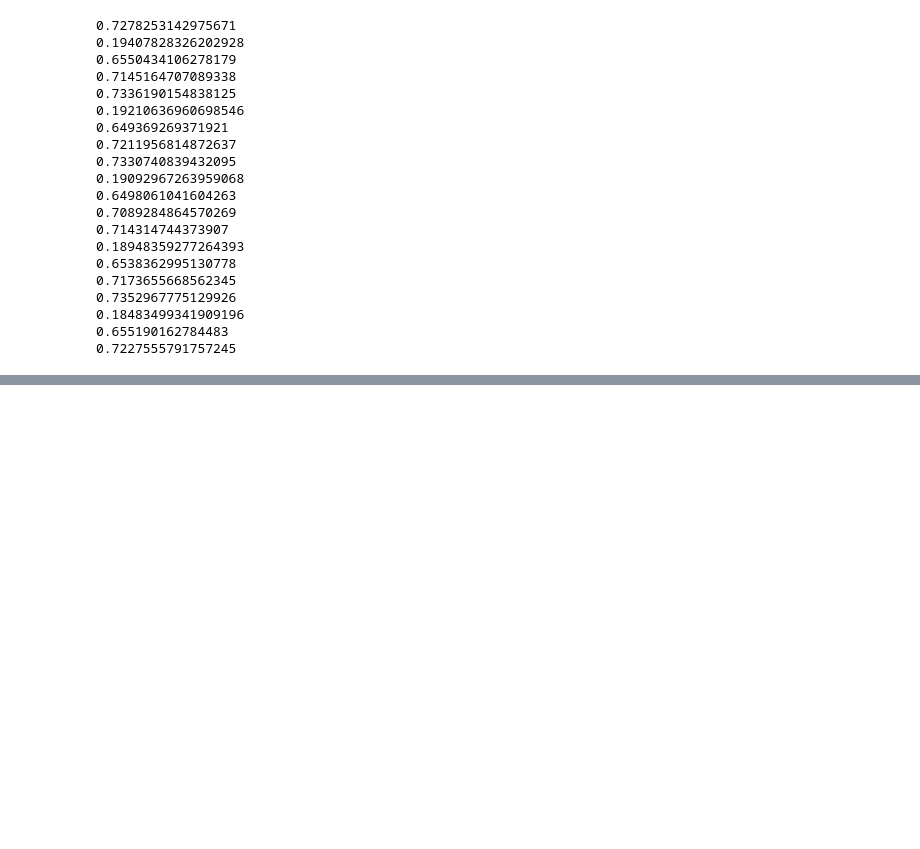
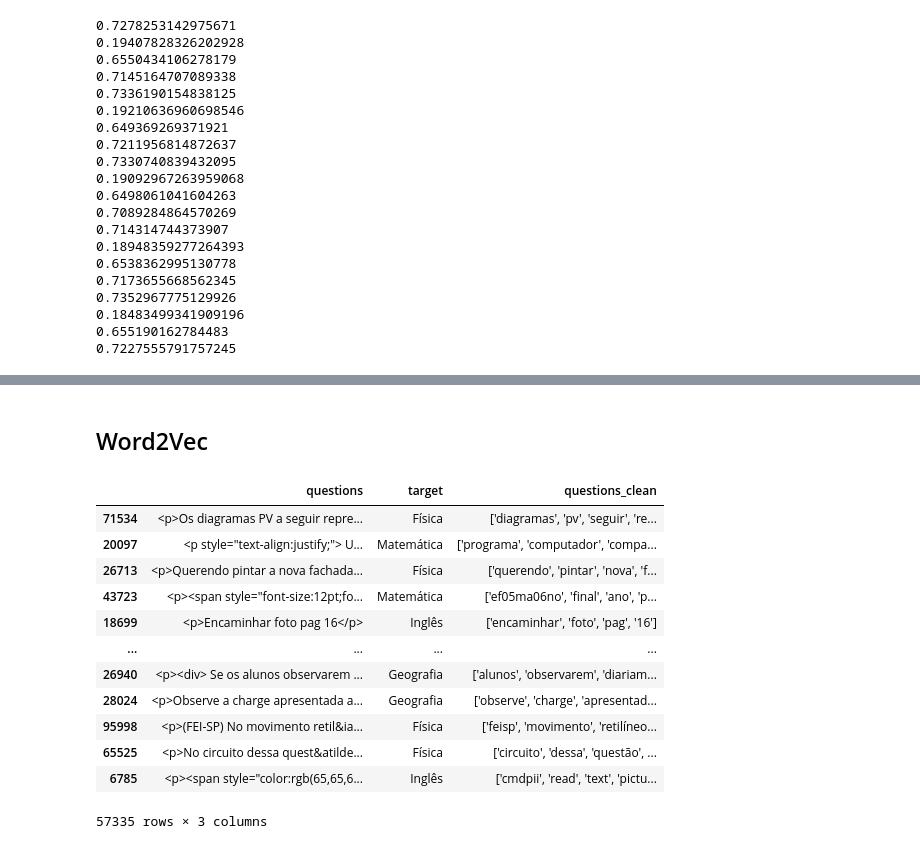
Before and after one commit to LucianoBatista/bncc-classifier, a Jupyter notebook: analysis/notebooks/luciano-10-06-modeling.ipynb, the cells around one changed output, grey strips where cells are left out. Drawn from its saved outputs; the diff is of its cells as text; code cells hidden in the pictures; blank space fills up the shorter version.

```diff
--- a/analysis/notebooks/luciano-10-06-modeling.ipynb
+++ b/analysis/notebooks/luciano-10-06-modeling.ipynb
@@ -114,0 +215,2 @@ for train_idx, val_idx in kfold.split(
+# %% [markdown]
+## Word2Vec
@@ -114,0 +219,16 @@ for train_idx, val_idx in kfold.split(
+# %%
+modeling.X_train
+# %% [output]
+|  | questions | target | questions_clean |
+| 71534 | <p>Os diagramas PV a seguir repre... | Física | ['diagramas', 'pv', 'seguir', 're... |
+| 20097 | <p style="text-align:justify;"> U... | Matemática | ['programa', 'computador', 'compa... |
+| 26713 | <p>Querendo pintar a nova fachada... | Física | ['querendo', 'pintar', 'nova', 'f... |
+| 43723 | <p><span style="font-size:12pt;fo... | Matemática | ['ef05ma06no', 'final', 'ano', 'p... |
+| 18699 | <p>Encaminhar foto pag 16</p> | Inglês | ['encaminhar', 'foto', 'pag', '16'] |
+| ... | ... | ... | ... |
+| 26940 | <p><div> Se os alunos observarem ... | Geografia | ['alunos', 'observarem', 'diariam... |
+| 28024 | <p>Observe a charge apresentada a... | Geografia | ['observe', 'charge', 'apresentad... |
+| 95998 | <p>(FEI-SP) No movimento retil&ia... | Física | ['feisp', 'movimento', 'retilíneo... |
+| 65525 | <p>No circuito dessa quest&atilde... | Física | ['circuito', 'dessa', 'questão', ... |
+| 6785 | <p><span style="color:rgb(65,65,6... | Inglês | ['cmdpii', 'read', 'text', 'pictu... |
+57335 rows × 3 columns
```
Also changed, not shown: parts of 15 cells of this notebook, 2 other files.
